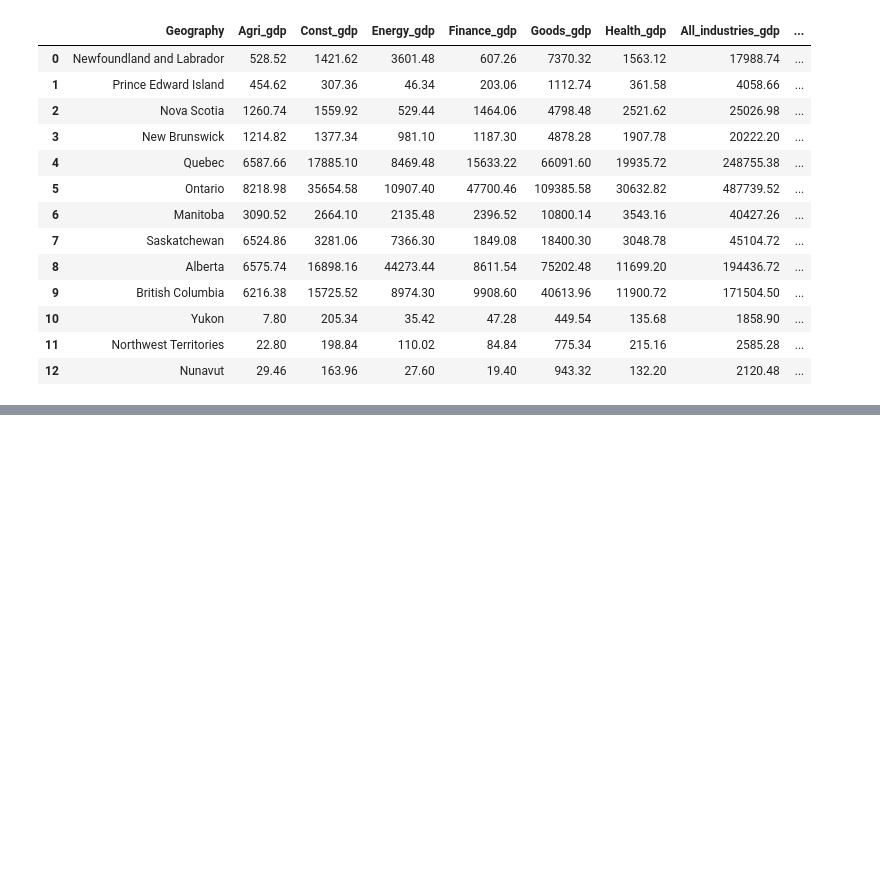
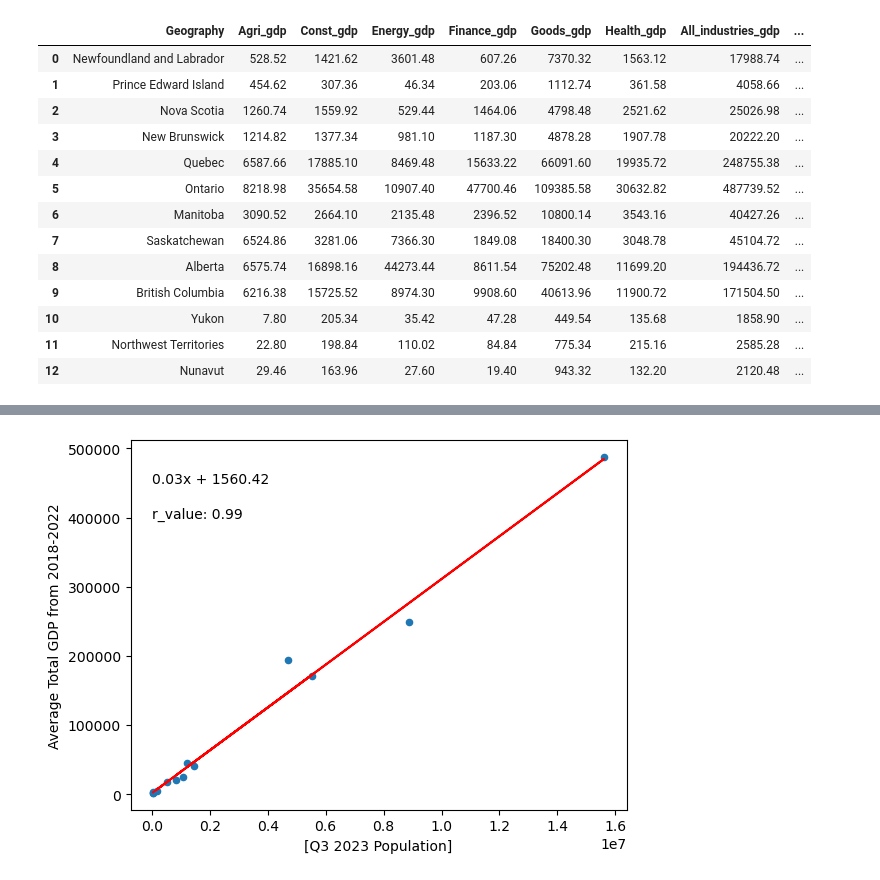
Before and after one commit to NaderMoA/project_1, a Jupyter notebook: GDP_main.ipynb, the cells around one changed output, grey strips where cells are left out. Cells and saved outputs as stored; diff of their text form; code cells hidden in the pictures; blank space fills up the shorter version.

Commit message:
creating scatter plot and correlation line

```diff
--- a/GDP_main.ipynb
+++ b/GDP_main.ipynb
@@ -100,5 +60,7 @@ health_df = health_df_clean[1:]
 # %%
 # removing the commas from the numbers and changing the columns with numbers from object type to float
+population_df["Q3 2023 Population"] =population_df["Q3 2023 Population"].str.replace(",","").astype(float)
+#....................................................................
 agri_df['2018'] = agri_df['2018'].str.replace(",","").astype(float)
 agri_df['2019'] = agri_df['2019'].str.replace(",","").astype(float)
 agri_df['2020'] = agri_df['2020'].str.replace(",","").astype(float)
@@ -194,3 +156,8 @@ finance_final = finance_df[["Geography","Finance_gdp"]]
 good_final = good_df[["Geography","Goods_gdp"]]
 health_final = health_df[["Geography","Health_gdp"]]
 all_industries_final = all_indutries_df[["Geography","All_industries_gdp"]]
+population_final = population_df[["Geography","Q3 2023 Population"]]
+# %%
+#cleaning the geography column
+population_final["Geography"]=population_final["Geography"].replace("Northwest Territories 5","Northwest Territories")
+population_final["Geography"]=population_final["Geography"].replace("Nunavut 5","Nunavut")
@@ -201,6 +179,7 @@ merge_2 = pd.merge(merge_1,energy_final, on=["Geography"])
 merge_3 = pd.merge(merge_2,finance_final, on=["Geography"])
 merge_4 = pd.merge(merge_3,good_final, on=["Geography"])
 merge_5 = pd.merge(merge_4,health_final, on=["Geography"])
-merge_df = pd.merge(merge_5,all_industries_final, on=["Geography"])
+merge_6 = pd.merge(merge_5,all_industries_final, on=["Geography"])
+merge_df = pd.merge(merge_6,population_final, on=["Geography"])
 merge_df
 # %% [output]
@@ -347,0 +304,12 @@ plt.show()
+# %%
+merge_df.plot.scatter(["Q3 2023 Population"],["All_industries_gdp"])
+# merge_df.plot.set_xticklabels(merge_df["Geography"])
+slope, intercept, r_value, p, se = st.linregress(merge_df["Q3 2023 Population"],merge_df["All_industries_gdp"])
+line_values = (slope*merge_df["Q3 2023 Population"]) + intercept
+correlation = plt.plot(merge_df["Q3 2023 Population"],line_values, color ="red")
+plt.annotate(f"r_value: {round(r_value,2)}",(0.2,400000))
+plt.annotate(f"{round(slope,2)}x + {round(intercept,2)}",(0.2,450000))
+plt.ylabel("Average Total GDP from 2018-2022")
+plt.show()
+# %% [output]
+[figure, added]
```
Also changed, not shown: parts of 18 cells of this notebook, 1 other file.
